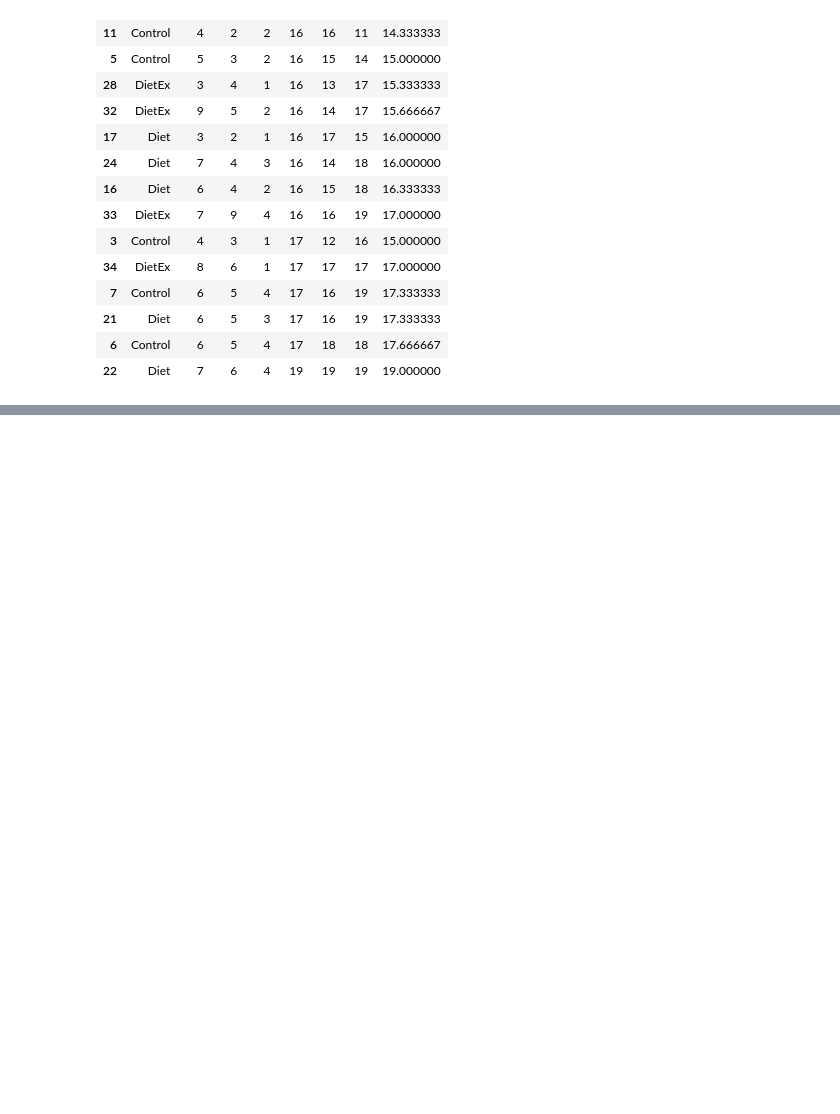
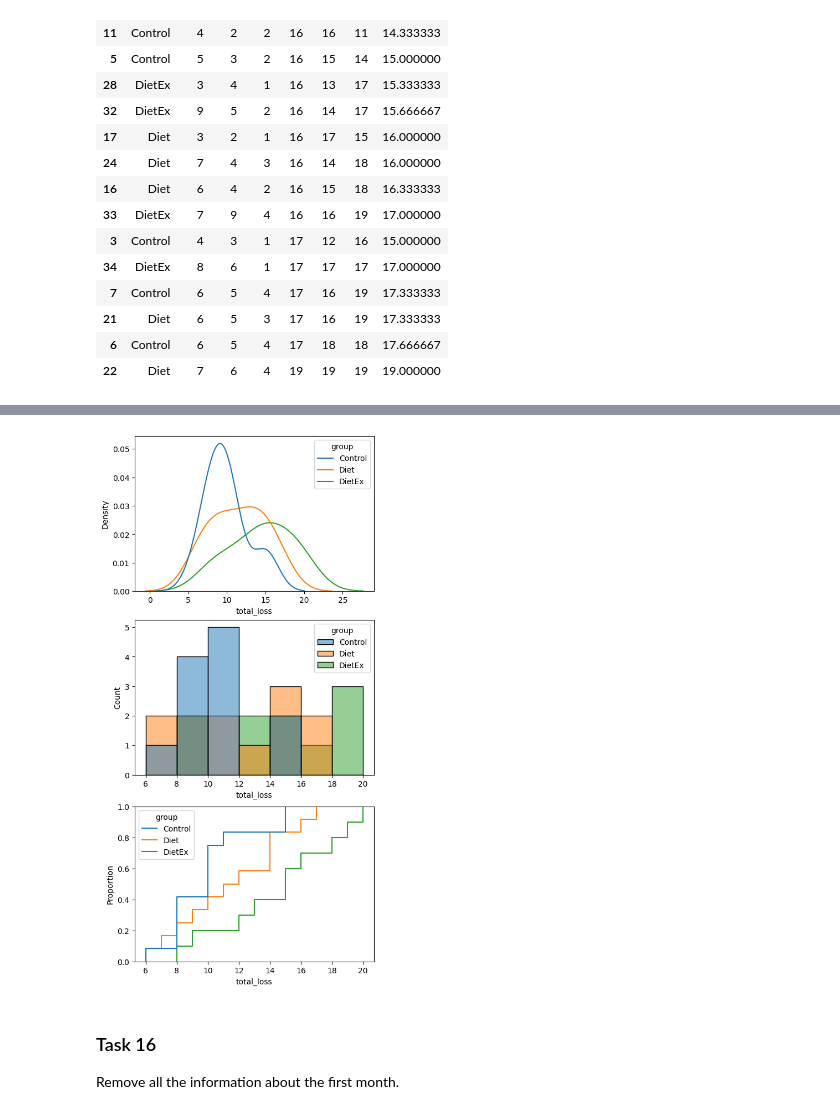
Before and after one commit to Yolonek/BigDataAlgorithms, a Jupyter notebook: List0/List0_Solved.ipynb, the cells around one changed output, grey strips where cells are left out. Saved outputs shown, nothing was run; the diff lists cells and outputs as text; code cells hidden in the pictures; blank space fills up the shorter version.

Commit message:
16 tasks finished

```diff
--- a/List0/List0_Solved.ipynb
+++ b/List0/List0_Solved.ipynb
@@ -298,0 +316,3 @@ df_task12[]
+# %%
+df['stable'] = (df['se1'] == df['se2']) & (df['se1'] == df['se3'])
+df
@@ -298,0 +359,5 @@ df_task12[]
+# %%
+total_loss = df.wl1 + df.wl2 + df.wl3
+new_df = pd.concat([df.group, total_loss], axis=1)
+new_df.columns = ['group', 'total_loss']
+new_df
@@ -298,0 +385,11 @@ df_task12[]
+# %%
+figure, axes = plt.subplots(3, 1, layout='constrained')
+sns.kdeplot(new_df, x='total_loss', hue='group', ax=axes[0])
+sns.histplot(new_df, x='total_loss', hue='group', ax=axes[1])
+sns.ecdfplot(new_df, x='total_loss', hue='group', ax=axes[2])
+figure.set_size_inches(5, 10)
+# %% [output]
+[figure, added]
+# %% [markdown]
+### Task 16
+Remove all the information about the first month.
```
Also changed, not shown: parts of 9 cells of this notebook.
